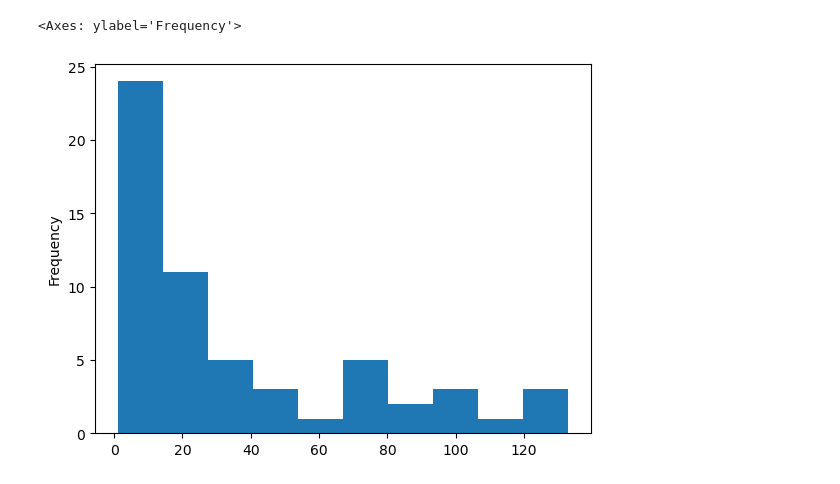
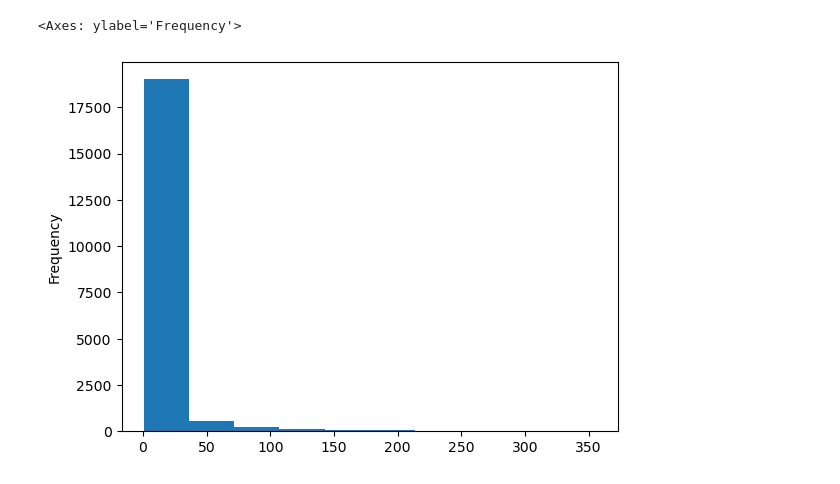
Before and after one commit to gegen07/LP-BERT, a Jupyter notebook: notebooks/preprocess.ipynb, the cells around one changed output. Drawn from its saved outputs; the diff is of its cells as text; code cells hidden in the pictures.

```diff
--- a/notebooks/preprocess.ipynb
+++ b/notebooks/preprocess.ipynb
@@ -32,8 +33,8 @@ df["timeslot"] = df.apply(lambda x: max(x["hour"]*2-1, 0) if x["minute"] < 30 el
 df["day"] = df["datetime"].dt.day_of_year
 df["year"] = df["datetime"].dt.year
 # %%
-df = df[df["year"] == 2021]
+# df = df[df["year"] == 2021]
 # %%
-df = df.sort_values(by=["objectID", "datetime"], ascending=True)
+df = df.sort_values(by=["userid", "datetime"], ascending=True)
 df
 # %% [output]
@@ -53,5 +54,5 @@ df
 # %%
-df = df.drop_duplicates(subset=["objectID", "timeslot", "day"], keep="last").reset_index(drop=True)
+df = df.drop_duplicates(subset=["userid", "timeslot", "day"], keep="last").reset_index(drop=True)
 # %%
-df["rank"] = df.groupby("objectID")["day"].rank(method="dense", ascending=True)
+df["rank"] = df.groupby("userid")["day"].rank(method="dense", ascending=True)
 # %%
@@ -83,5 +62,5 @@ df[df["objectID"]==50062]
 # %%
-df.groupby("objectID")["rank"].max().plot(kind="hist", bins=10)
+df.groupby("userid")["rank"].max().plot(kind="hist", bins=10)
 # %% [output]
 <Axes: ylabel='Frequency'>
-[figure, old version]
+[figure, new version]
```
Also changed, not shown: parts of 26 cells of this notebook, 20 other files.
